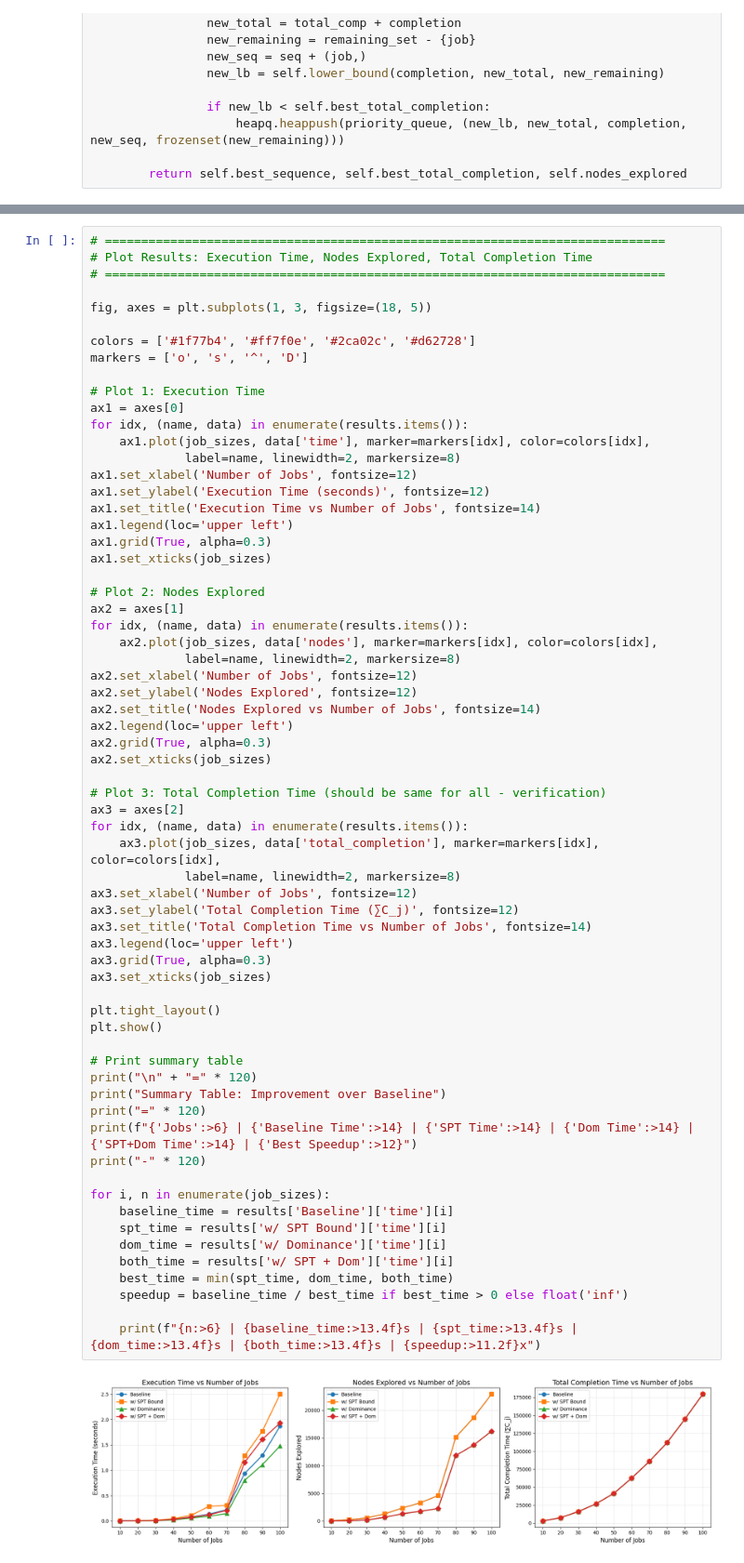
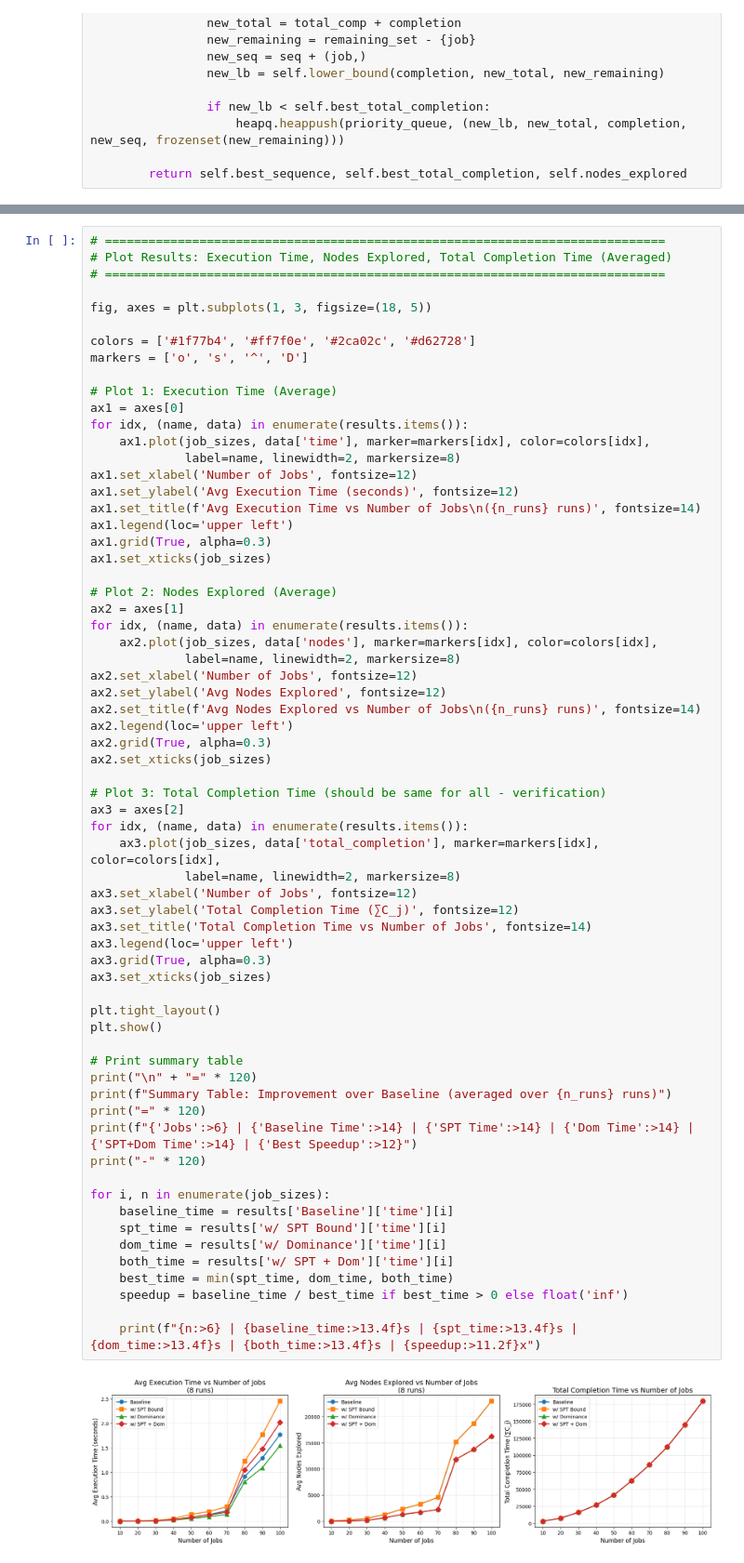
Before and after one commit to whats2000/Algorithm, a Jupyter notebook: exact/branch_and_bound/scheduling.ipynb, the cells around one changed output, grey strips where cells are left out. Shown at 93% size. Drawn from its saved outputs; the diff is of its cells as text.

Commit message:
Feat: Make the run time eval by 8 run times average

```diff
--- a/exact/branch_and_bound/scheduling.ipynb
+++ b/exact/branch_and_bound/scheduling.ipynb
@@ -733,6 +759,6 @@ Benchmark Complete!
 # %%
 # =============================================================================
-# Plot Results: Execution Time, Nodes Explored, Total Completion Time
+# Plot Results: Execution Time, Nodes Explored, Total Completion Time (Averaged)
 # =============================================================================
 
 fig, axes = plt.subplots(1, 3, figsize=(18, 5))
@@ -740,26 +766,26 @@ fig, axes = plt.subplots(1, 3, figsize=(18, 5))
 colors = ['#1f77b4', '#ff7f0e', '#2ca02c', '#d62728']
 markers = ['o', 's', '^', 'D']
 
-# Plot 1: Execution Time
+# Plot 1: Execution Time (Average)
 ax1 = axes[0]
 for idx, (name, data) in enumerate(results.items()):
     ax1.plot(job_sizes, data['time'], marker=markers[idx], color=colors[idx],
              label=name, linewidth=2, markersize=8)
 ax1.set_xlabel('Number of Jobs', fontsize=12)
-ax1.set_ylabel('Execution Time (seconds)', fontsize=12)
-ax1.set_title('Execution Time vs Number of Jobs', fontsize=14)
+ax1.set_ylabel('Avg Execution Time (seconds)', fontsize=12)
+ax1.set_title(f'Avg Execution Time vs Number of Jobs\n({n_runs} runs)', fontsize=14)
 ax1.legend(loc='upper left')
 ax1.grid(True, alpha=0.3)
 ax1.set_xticks(job_sizes)
 
-# Plot 2: Nodes Explored
+# Plot 2: Nodes Explored (Average)
 ax2 = axes[1]
 for idx, (name, data) in enumerate(results.items()):
     ax2.plot(job_sizes, data['nodes'], marker=markers[idx], color=colors[idx],
              label=name, linewidth=2, markersize=8)
 ax2.set_xlabel('Number of Jobs', fontsize=12)
-ax2.set_ylabel('Nodes Explored', fontsize=12)
-ax2.set_title('Nodes Explored vs Number of Jobs', fontsize=14)
+ax2.set_ylabel('Avg Nodes Explored', fontsize=12)
+ax2.set_title(f'Avg Nodes Explored vs Number of Jobs\n({n_runs} runs)', fontsize=14)
 ax2.legend(loc='upper left')
 ax2.grid(True, alpha=0.3)
 ax2.set_xticks(job_sizes)
@@ -768,33 +794,33 @@ ax2.set_xticks(job_sizes)
 ax3 = axes[2]
 for idx, (name, data) in enumerate(results.items()):
     ax3.plot(job_sizes, data['total_completion'], marker=markers[idx], color=colors[idx],
              label=name, linewidth=2, markersize=8)
 ax3.set_xlabel('Number of Jobs', fontsize=12)
 ax3.set_ylabel('Total Completion Time (∑C_j)', fontsize=12)
 ax3.set_title('Total Completion Time vs Number of Jobs', fontsize=14)
 ax3.legend(loc='upper left')
 ax3.grid(True, alpha=0.3)
 ax3.set_xticks(job_sizes)
 
 plt.tight_layout()
 plt.show()
 
 # Print summary table
 print("\n" + "=" * 120)
-print("Summary Table: Improvement over Baseline")
+print(f"Summary Table: Improvement over Baseline (averaged over {n_runs} runs)")
 print("=" * 120)
 print(f"{'Jobs':>6} | {'Baseline Time':>14} | {'SPT Time':>14} | {'Dom Time':>14} | {'SPT+Dom Time':>14} | {'Best Speedup':>12}")
 print("-" * 120)
 
 for i, n in enumerate(job_sizes):
     baseline_time = results['Baseline']['time'][i]
     spt_time = results['w/ SPT Bound']['time'][i]
     dom_time = results['w/ Dominance']['time'][i]
     both_time = results['w/ SPT + Dom']['time'][i]
     best_time = min(spt_time, dom_time, both_time)
     speedup = baseline_time / best_time if best_time > 0 else float('inf')
 
     print(f"{n:>6} | {baseline_time:>13.4f}s | {spt_time:>13.4f}s | {dom_time:>13.4f}s | {both_time:>13.4f}s | {speedup:>11.2f}x")
 # %% [output]
-[figure, old version]
+[figure, new version]
 ========================================================================================================================
```
Also changed, not shown: parts of 3 cells of this notebook, 2 other files.
